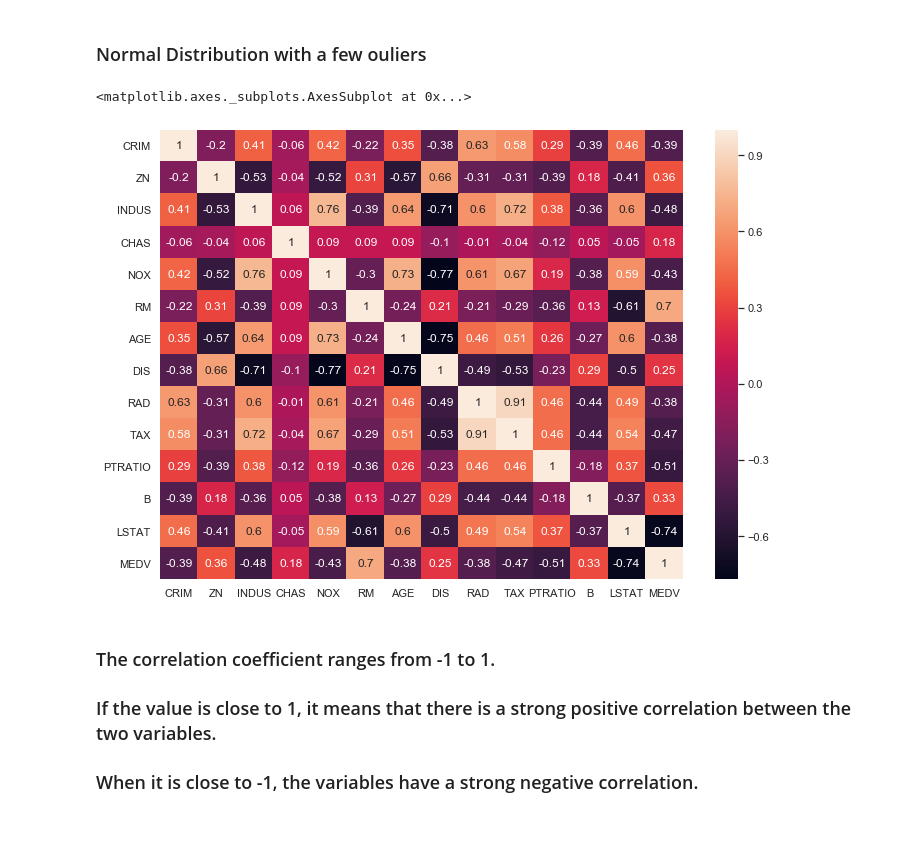
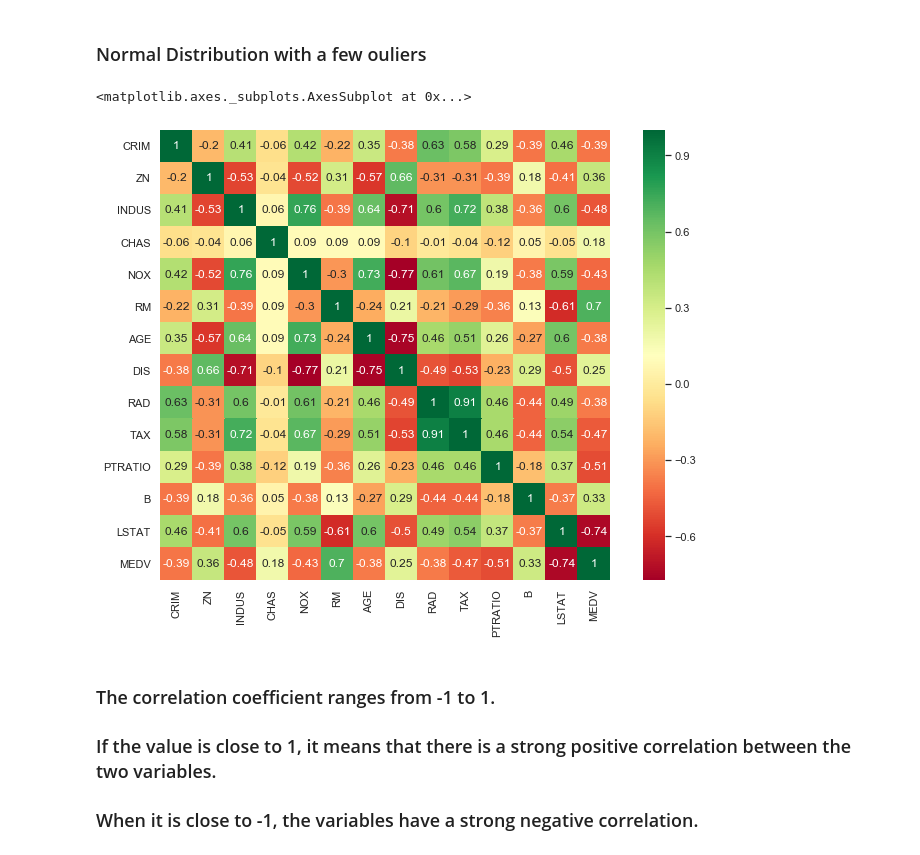
Before and after one commit to ClaireDrummond/MachineLearnStats-Project, a Jupyter notebook: BostonHousePrices.ipynb, the cells around one changed output. Cells and saved outputs as stored; diff of their text form; code cells hidden in the pictures; blank space fills up the shorter version.

```diff
--- a/BostonHousePrices.ipynb
+++ b/BostonHousePrices.ipynb
@@ -119,14 +132,15 @@ plt.show()
 # %%
 # correlation matrix that measures the linear relationships between the variables
 # correlation matrix can be formed by using the corr function from the pandas dataframe library
 # use the heatmap function from the seaborn library to plot the correlation matrix.
 
 correlation_matrix = df.corr().round(2)
 # annot = True to print the values inside the square
-sns.heatmap(data=correlation_matrix, annot=True)
+sns.set(rc={'figure.figsize':(11.7,8.27)})
+sns.heatmap(data=correlation_matrix, square=True, cmap='RdYlGn', annot=True)
 # %% [output]
 <matplotlib.axes._subplots.AxesSubplot at 0x...>
-[figure, old version]
+[figure, new version]
 # %% [markdown]
 ### The correlation coefficient ranges from -1 to 1.
 ### If the value is close to 1, it means that there is a strong positive correlation between the two variables.
```
Also changed, not shown: parts of 18 cells of this notebook, 2 other files.
